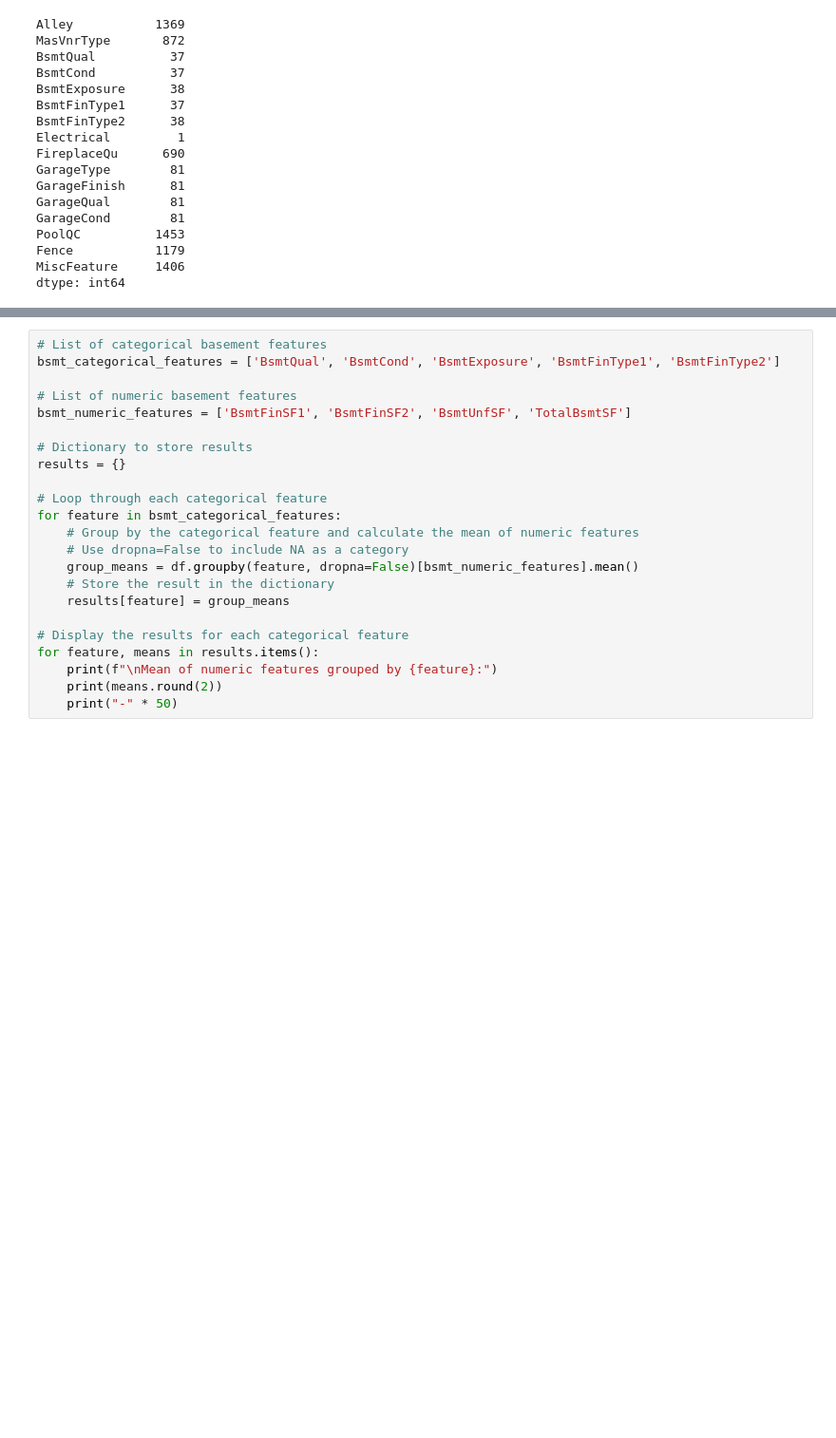
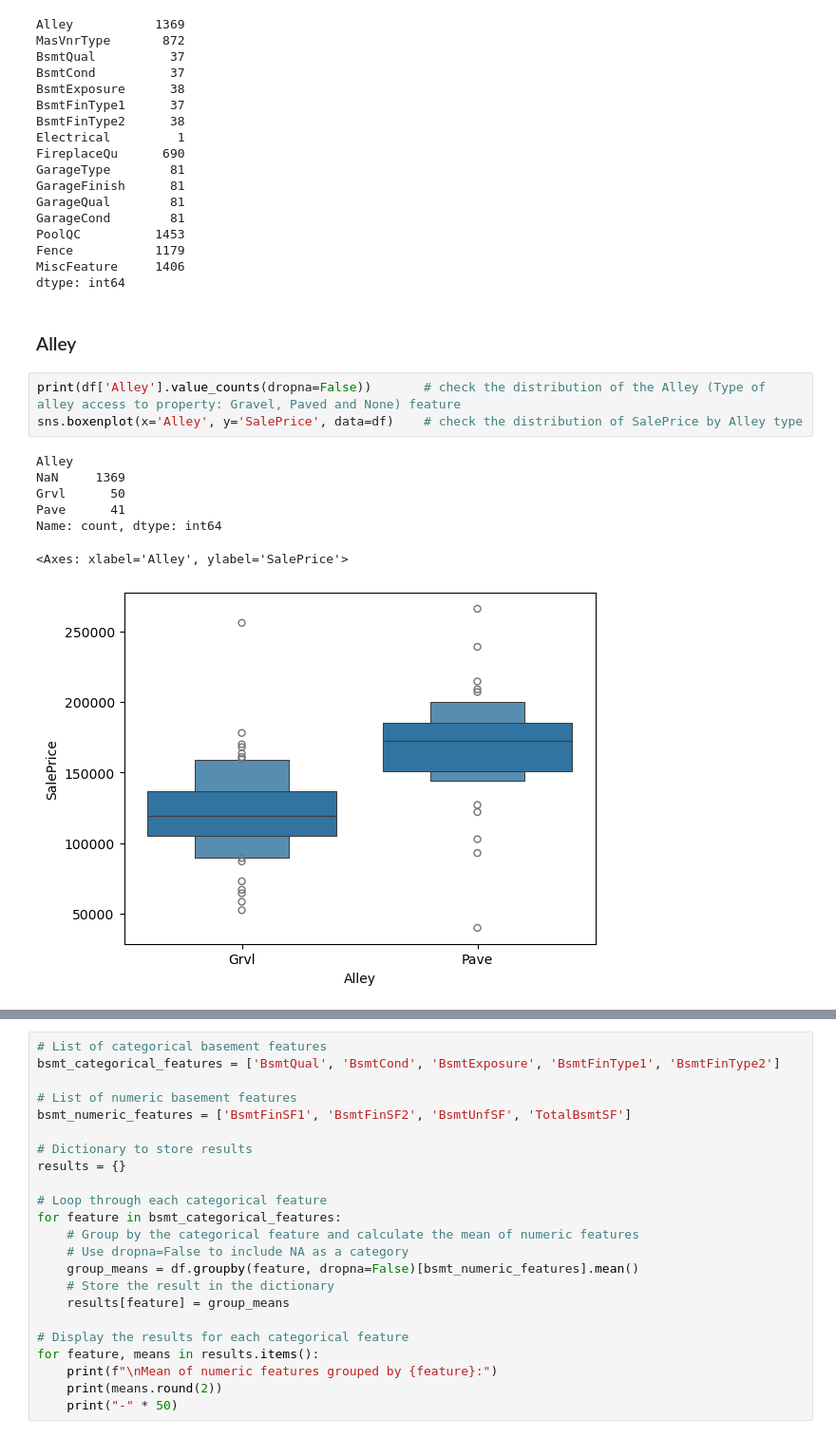
Before and after one commit to sergiimakhin/Redi, a Jupyter notebook: House_Prices/housing_price_assigment.ipynb, the cells around one changed output, grey strips where cells are left out. Shown: that part at 95% size. Drawn from its saved outputs; the diff is of its cells as text; blank space fills up the shorter version.

```diff
--- a/House_Prices/housing_price_assigment.ipynb
+++ b/House_Prices/housing_price_assigment.ipynb
@@ -275,3 +271,16 @@ PoolQC          1453
 Fence           1179
 MiscFeature     1406
 dtype: int64
+# %% [markdown]
+### Alley
+# %%
+print(df['Alley'].value_counts(dropna=False))       # check the distribution of the Alley (Type of alley access to property: Gravel, Paved and None) feature
+sns.boxenplot(x='Alley', y='SalePrice', data=df)    # check the distribution of SalePrice by Alley type
+# %% [output]
+Alley
+NaN     1369
+Grvl      50
+Pave      41
+Name: count, dtype: int64
+<Axes: xlabel='Alley', ylabel='SalePrice'>
+[figure, added]
```
Also changed, not shown: parts of 9 cells of this notebook, 1 other file.
